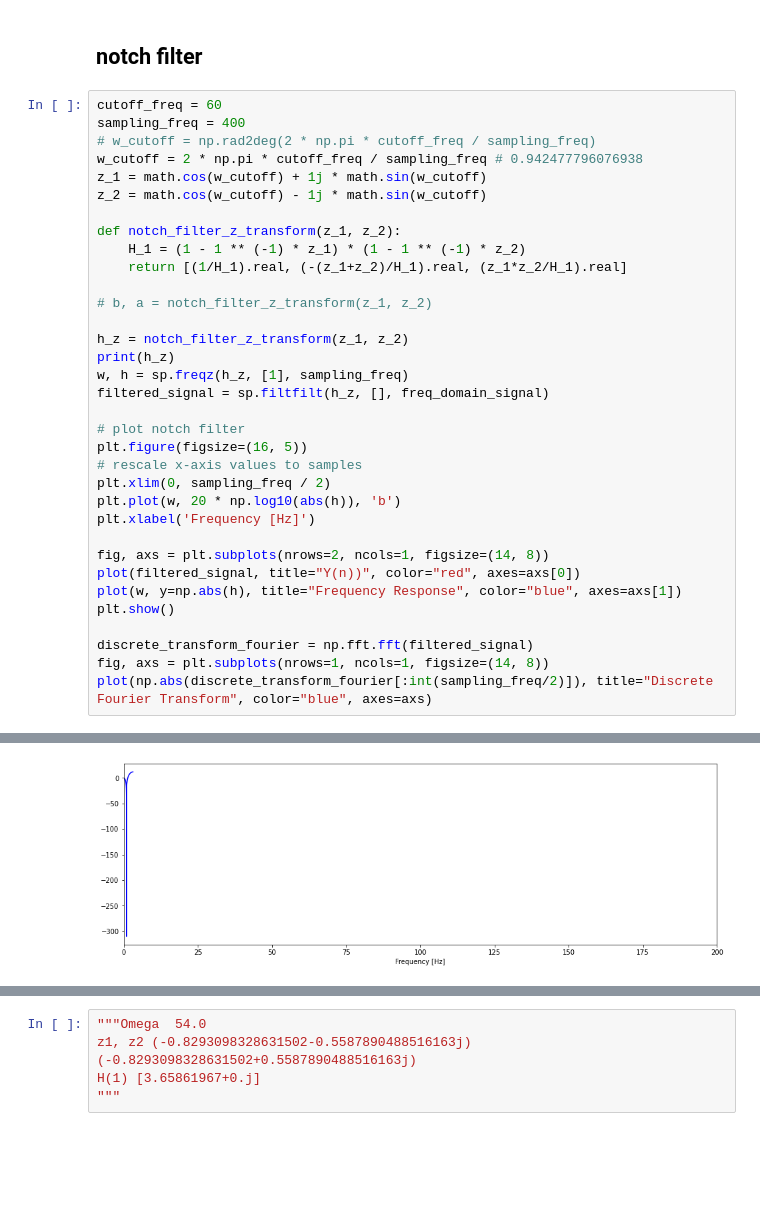
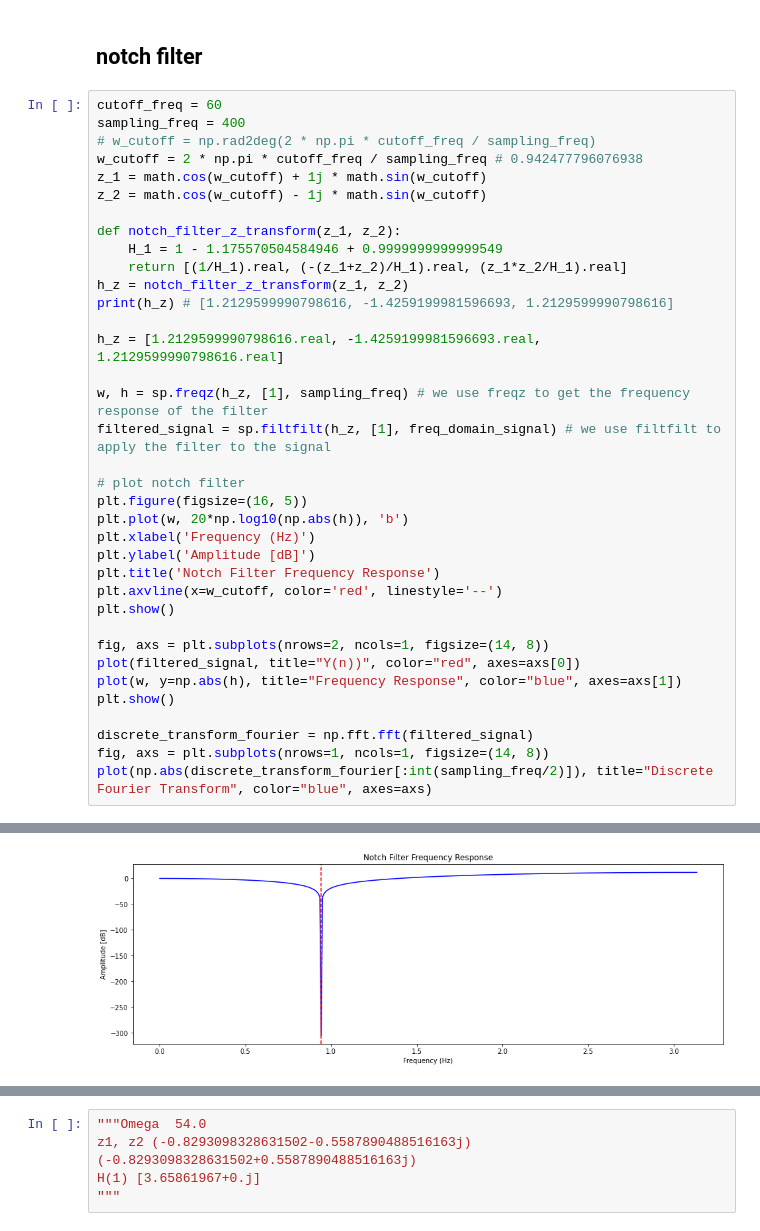
Before and after one commit to a-m-kyp/BioMedical-Signal-Processing, a Jupyter notebook: Final/Biomedical Signal Processing - Exam.ipynb, the cells around one changed output, grey strips where cells are left out. Cells and saved outputs as stored; diff of their text form; blank space fills up the shorter version.

Commit message:
correct notch filter

```diff
--- a/Final/Biomedical Signal Processing - Exam.ipynb
+++ b/Final/Biomedical Signal Processing - Exam.ipynb
@@ -88,22 +88,24 @@ z_1 = math.cos(w_cutoff) + 1j * math.sin(w_cutoff)
 z_2 = math.cos(w_cutoff) - 1j * math.sin(w_cutoff)
 
 def notch_filter_z_transform(z_1, z_2):
-    H_1 = (1 - 1 ** (-1) * z_1) * (1 - 1 ** (-1) * z_2)
+    H_1 = 1 - 1.175570504584946 + 0.9999999999999549
     return [(1/H_1).real, (-(z_1+z_2)/H_1).real, (z_1*z_2/H_1).real]
+h_z = notch_filter_z_transform(z_1, z_2)
+print(h_z) # [1.2129599990798616, -1.4259199981596693, 1.2129599990798616]
 
-# b, a = notch_filter_z_transform(z_1, z_2)
+h_z = [1.2129599990798616.real, -1.4259199981596693.real, 1.2129599990798616.real]
 
-h_z = notch_filter_z_transform(z_1, z_2)
-print(h_z)
-w, h = sp.freqz(h_z, [1], sampling_freq)
-filtered_signal = sp.filtfilt(h_z, [], freq_domain_signal)
+w, h = sp.freqz(h_z, [1], sampling_freq) # we use freqz to get the frequency response of the filter
+filtered_signal = sp.filtfilt(h_z, [1], freq_domain_signal) # we use filtfilt to apply the filter to the signal
 
 # plot notch filter
 plt.figure(figsize=(16, 5))
-# rescale x-axis values to samples
-plt.xlim(0, sampling_freq / 2)
-plt.plot(w, 20 * np.log10(abs(h)), 'b')
-plt.xlabel('Frequency [Hz]')
+plt.plot(w, 20*np.log10(np.abs(h)), 'b')
+plt.xlabel('Frequency (Hz)')
+plt.ylabel('Amplitude [dB]')
+plt.title('Notch Filter Frequency Response')
+plt.axvline(x=w_cutoff, color='red', linestyle='--')
+plt.show()
 
 fig, axs = plt.subplots(nrows=2, ncols=1, figsize=(14, 8))
 plot(filtered_signal, title="Y(n))", color="red", axes=axs[0])
@@ -118,4 +120,4 @@ plot(np.abs(discrete_transform_fourier[:int(sampling_freq/2)]), title="Discrete
-[figure, old version]
+[figure, new version]
 [figure]
 [figure]
 # %%
```
Also changed, not shown: parts of 3 cells of this notebook.
